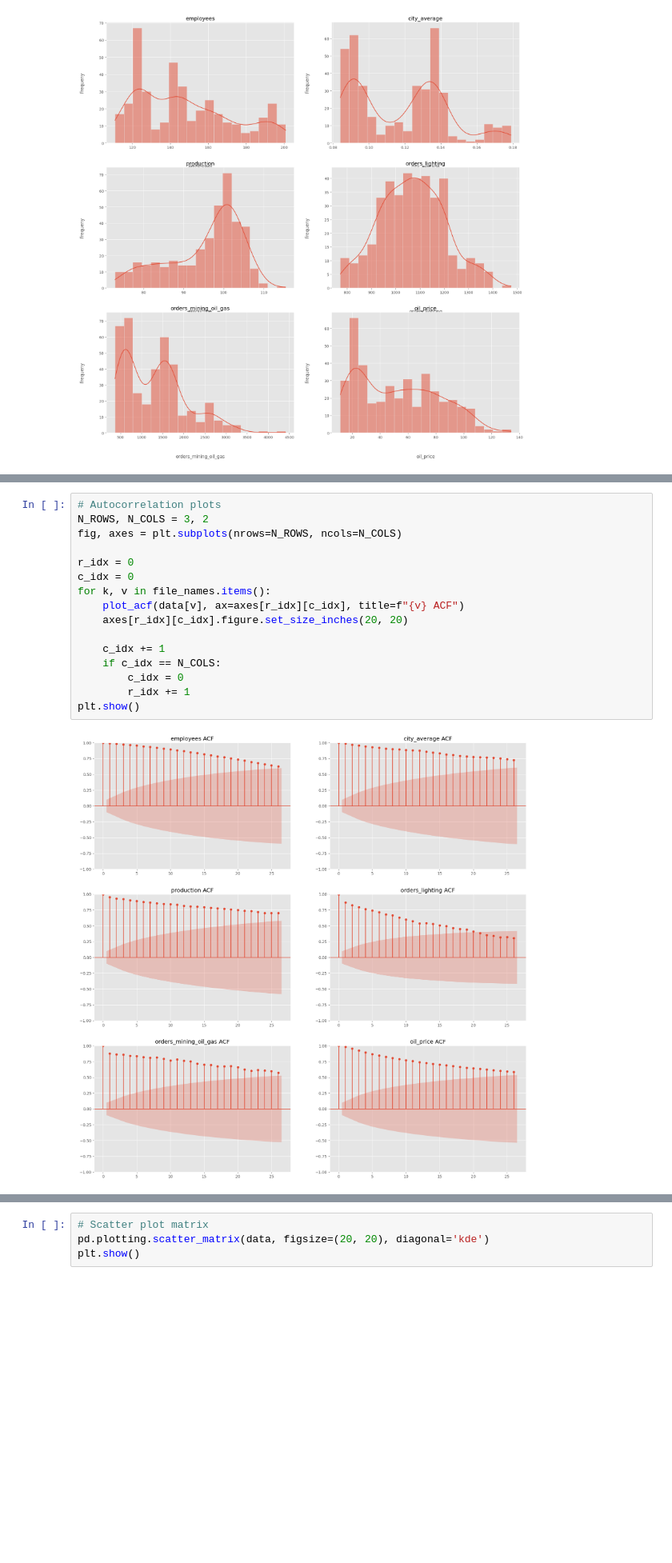
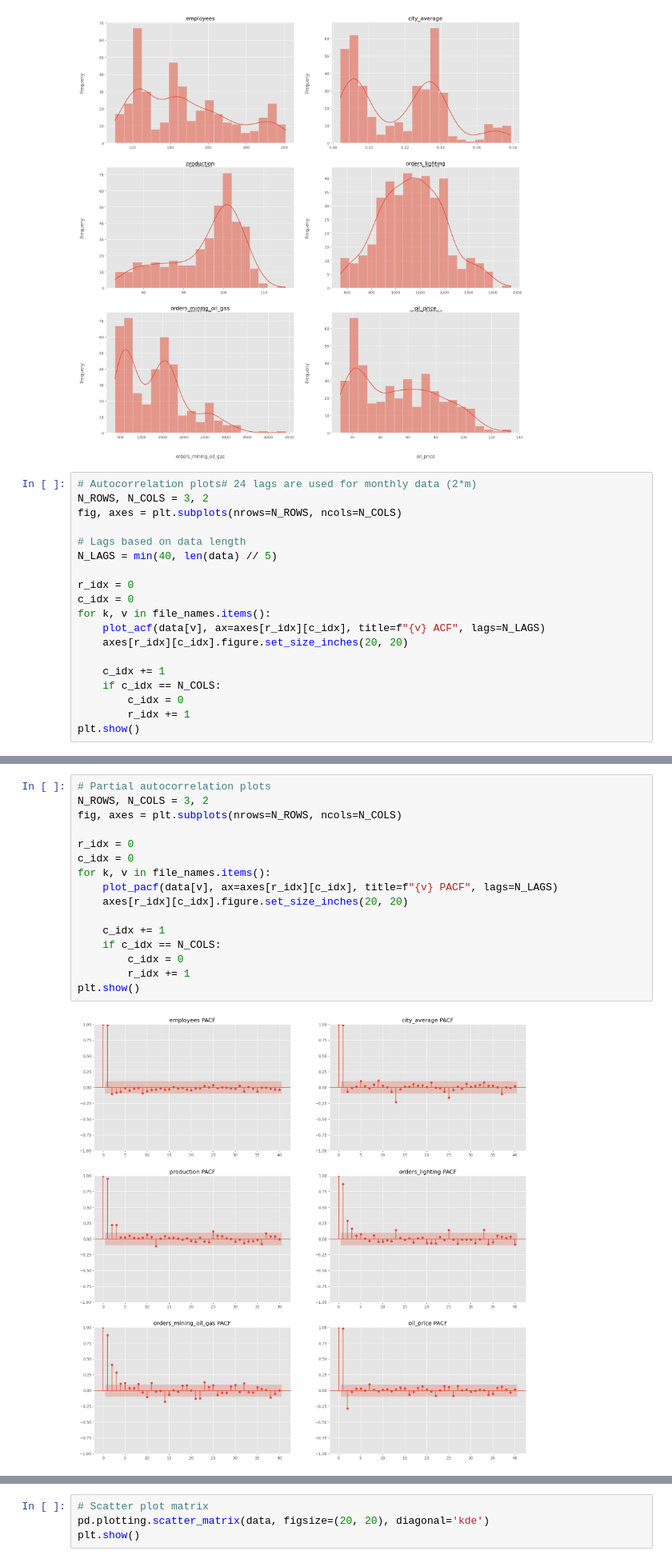
Before and after one commit to tzabcoder/QuantitativeFinance, a Jupyter notebook: Seasonality_Predictions/oil_seasonality_predictions.ipynb, the cells around one changed output, grey strips where cells are left out. Shown at 80% size. Cells and saved outputs as stored; diff of their text form; blank space fills up the shorter version.

Commit message:
Autocorrelation Updates

```diff
--- a/Seasonality_Predictions/oil_seasonality_predictions.ipynb
+++ b/Seasonality_Predictions/oil_seasonality_predictions.ipynb
@@ -88,3 +91,22 @@ for k, v in file_names.items():
 plt.show()
 # %% [output]
 [figure]
+# %%
+# Autocorrelation plots# 24 lags are used for monthly data (2*m)
+N_ROWS, N_COLS = 3, 2
+fig, axes = plt.subplots(nrows=N_ROWS, ncols=N_COLS)
+
+# Lags based on data length
+N_LAGS = min(40, len(data) // 5)
+
+r_idx = 0
+c_idx = 0
+for k, v in file_names.items():
+    plot_acf(data[v], ax=axes[r_idx][c_idx], title=f"{v} ACF", lags=N_LAGS)
+    axes[r_idx][c_idx].figure.set_size_inches(20, 20)
+
+    c_idx += 1
+    if c_idx == N_COLS:
+        c_idx = 0
+        r_idx += 1
+plt.show()
@@ -91,18 +118,18 @@ plt.show()
 # %%
-# Autocorrelation plots
+# Partial autocorrelation plots
 N_ROWS, N_COLS = 3, 2
 fig, axes = plt.subplots(nrows=N_ROWS, ncols=N_COLS)
 
 r_idx = 0
 c_idx = 0
 for k, v in file_names.items():
-    plot_acf(data[v], ax=axes[r_idx][c_idx], title=f"{v} ACF")
+    plot_pacf(data[v], ax=axes[r_idx][c_idx], title=f"{v} PACF", lags=N_LAGS)
     axes[r_idx][c_idx].figure.set_size_inches(20, 20)
 
     c_idx += 1
     if c_idx == N_COLS:
         c_idx = 0
         r_idx += 1
 plt.show()
 # %% [output]
-[figure, old version]
+[figure, new version]
```
Also changed, not shown: parts of 8 cells of this notebook, 1 other file.
